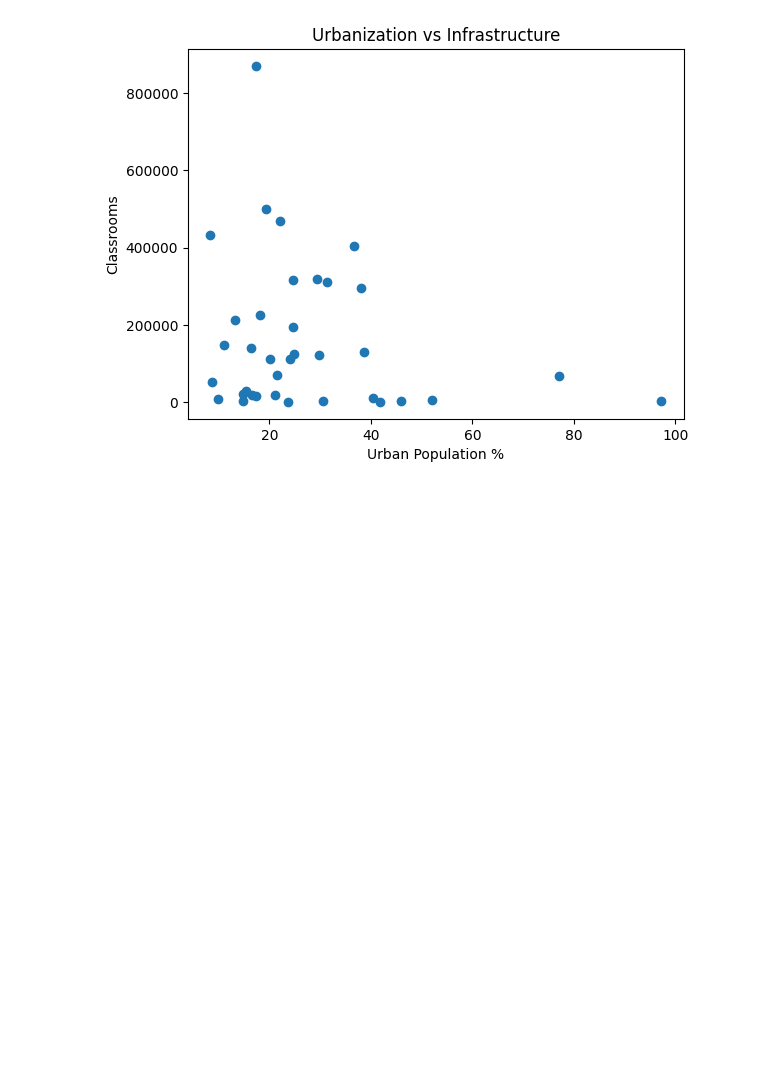
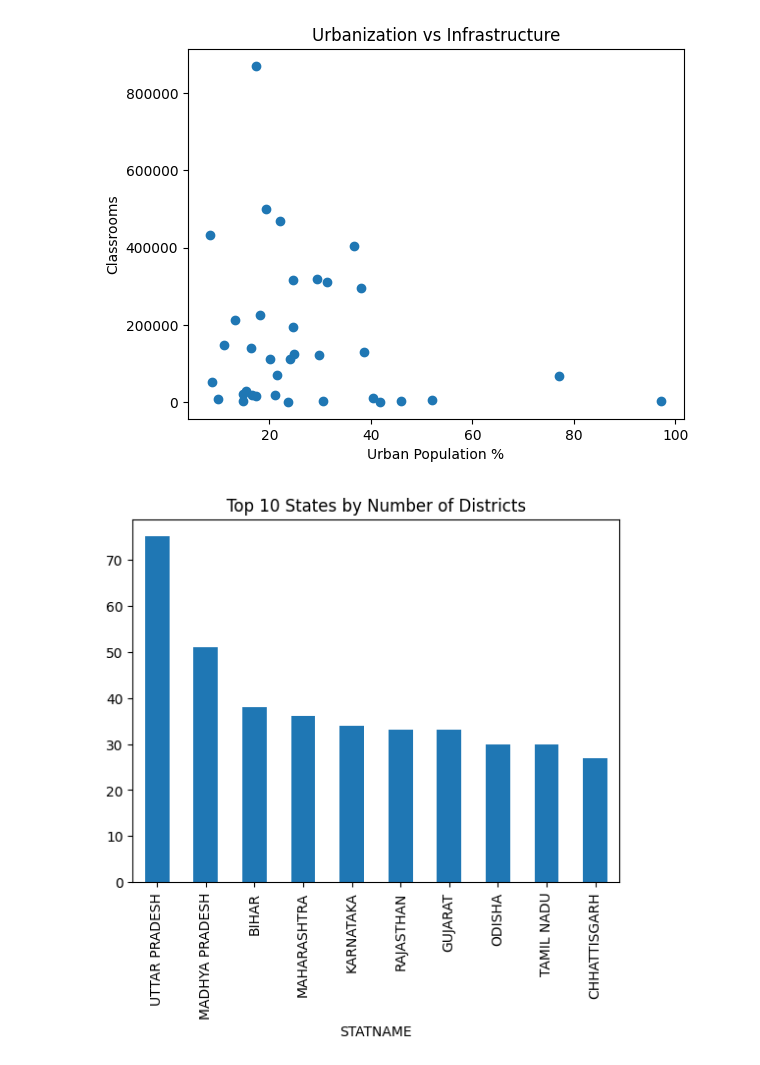
Before and after one commit to KrishanXAI/education-state-analysis, a Jupyter notebook: education-state-analysis.ipynb, the cells around one changed output. Saved outputs shown, nothing was run; the diff lists cells and outputs as text; code cells hidden in the pictures; blank space fills up the shorter version.

Commit message:
Added visualization for top states analysis
Handled missing values and corrected data types.
Prepared dataset for further analysis.

```diff
--- a/education-state-analysis.ipynb
+++ b/education-state-analysis.ipynb
@@ -172,3 +173,16 @@ plt.title("Urbanization vs Infrastructure")
 plt.show()
 # %% [output]
 [figure]
+# %%
+import matplotlib.pyplot as plt
+
+df.groupby("STATNAME")["DISTRICTS"].sum().sort_values(ascending=False).head(10).plot(kind="bar")
+plt.title("Top 10 States by Number of Districts")
+plt.show()
+
+
+# Insight:
+# States like Uttar Pradesh and Maharashtra have significantly higher district counts,
+# which may indicate administrative complexity and population density.
+# %% [output]
+[figure, added]
```
Also changed, not shown: parts of 1 cell of this notebook.
